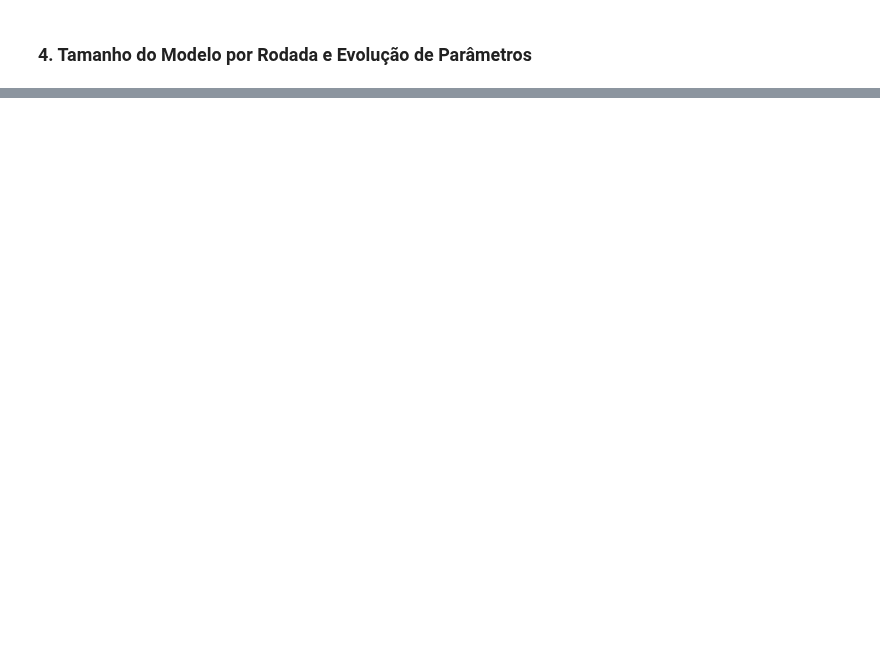
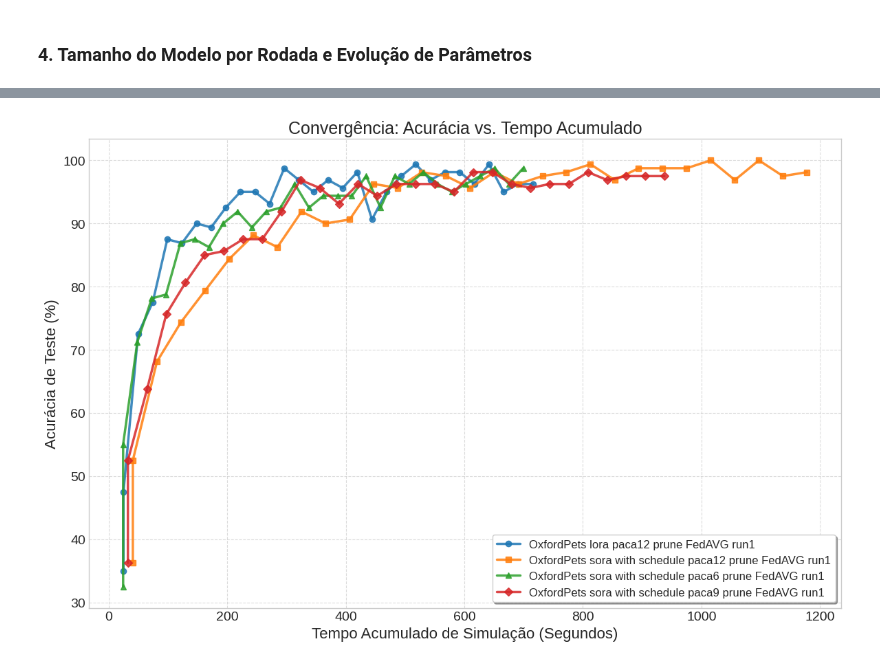
Before and after one commit to VeigarGit/FL_ServerPuma, a Jupyter notebook: src/system/plot_results.ipynb, the cells around one changed output, grey strips where cells are left out. Cells and saved outputs as stored; diff of their text form; code cells hidden in the pictures; blank space fills up the shorter version.

```diff
--- a/src/system/plot_results.ipynb
+++ b/src/system/plot_results.ipynb
@@ -233,0 +358,59 @@ else:
+# %%
+import h5py
+import numpy as np
+import matplotlib.pyplot as plt
+import glob
+
+plt.style.use('seaborn-v0_8-whitegrid')
+plt.rcParams.update({
+    'font.size': 14,
+    'axes.labelsize': 16,
+    'axes.titlesize': 18,
+    'legend.fontsize': 12,
+    'lines.linewidth': 2.5
+})
+
+# Caminho para os seus resultados
+RESULTS_DIR = "../results/*.h5"
+arquivos = glob.glob(RESULTS_DIR)
+
+plt.figure(figsize=(12, 8))
+
+cores = plt.cm.tab10.colors
+marcadores = ['o', 's', '^', 'D', 'v', '<', '>']
+
+for idx, arquivo in enumerate(sorted(arquivos)):
+    nome_base = arquivo.split('/')[-1].replace('.h5', '')
+
+    with h5py.File(arquivo, 'r') as hf:
+        if 'rs_test_acc' in hf and 'Round_time' in hf:
+            acuracia = np.array(hf.get('rs_test_acc'))
+            tempo_por_rodada = np.array(hf.get('Round_time'))
+
+            tempo_acumulado = np.cumsum(tempo_por_rodada)
+
+            # Limpando o nome para a legenda (opcional, ajuste conforme seu padrão)
+            label = nome_base.replace('Cifar100_', '').replace('_', ' ')
+
+            plt.plot(tempo_acumulado, acuracia,
+                     label=label,
+                     color=cores[idx % len(cores)],
+                     marker=marcadores[idx % len(marcadores)],
+                     markersize=6,
+                     alpha=0.85)
+
+plt.title("Convergência: Acurácia vs. Tempo Acumulado")
+plt.xlabel("Tempo Acumulado de Simulação (Segundos)")
+plt.ylabel("Acurácia de Teste (%)")
+
+# DICA PARA OLHAR DE PERTO:
+# Se quiser focar apenas no final do treino (ex: acurácias acima de 50%),
+# descomente a linha abaixo e ajuste o valor:
+# plt.ylim(bottom=50)
+
+plt.legend(loc='lower right', frameon=True, shadow=True)
+plt.grid(True, linestyle='--', alpha=0.7)
+plt.tight_layout()
+plt.show()
+# %% [output]
+[figure, added]
```
Also changed, not shown: parts of 8 cells of this notebook.
